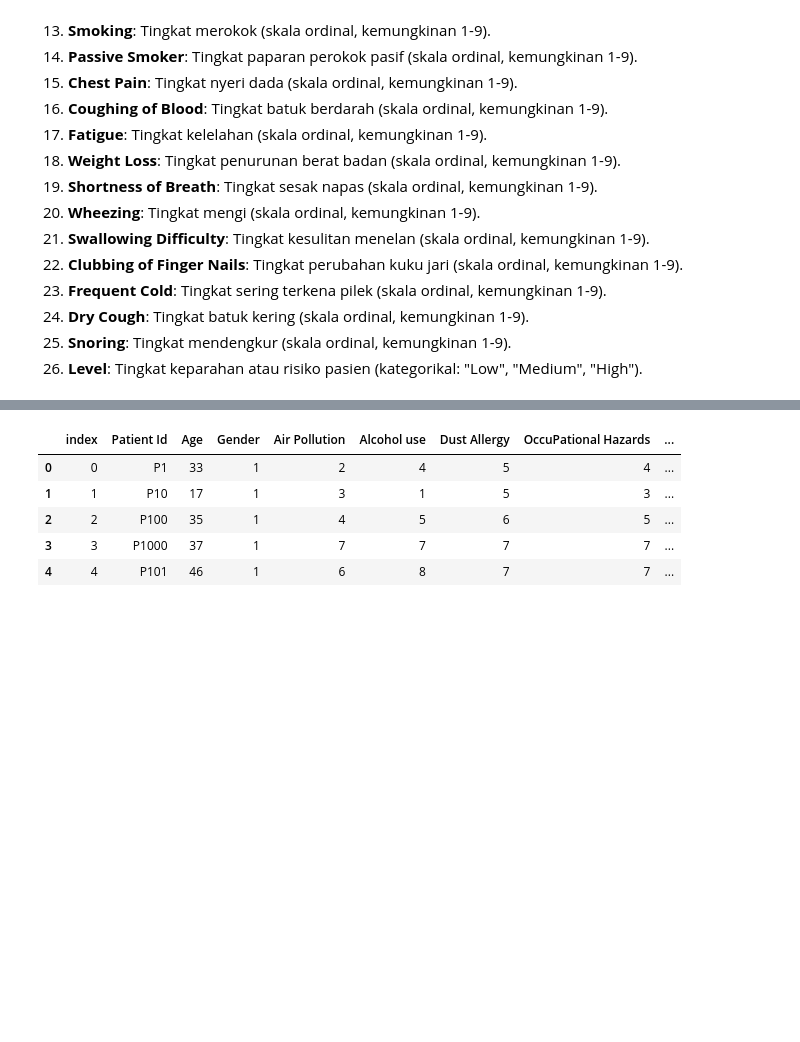
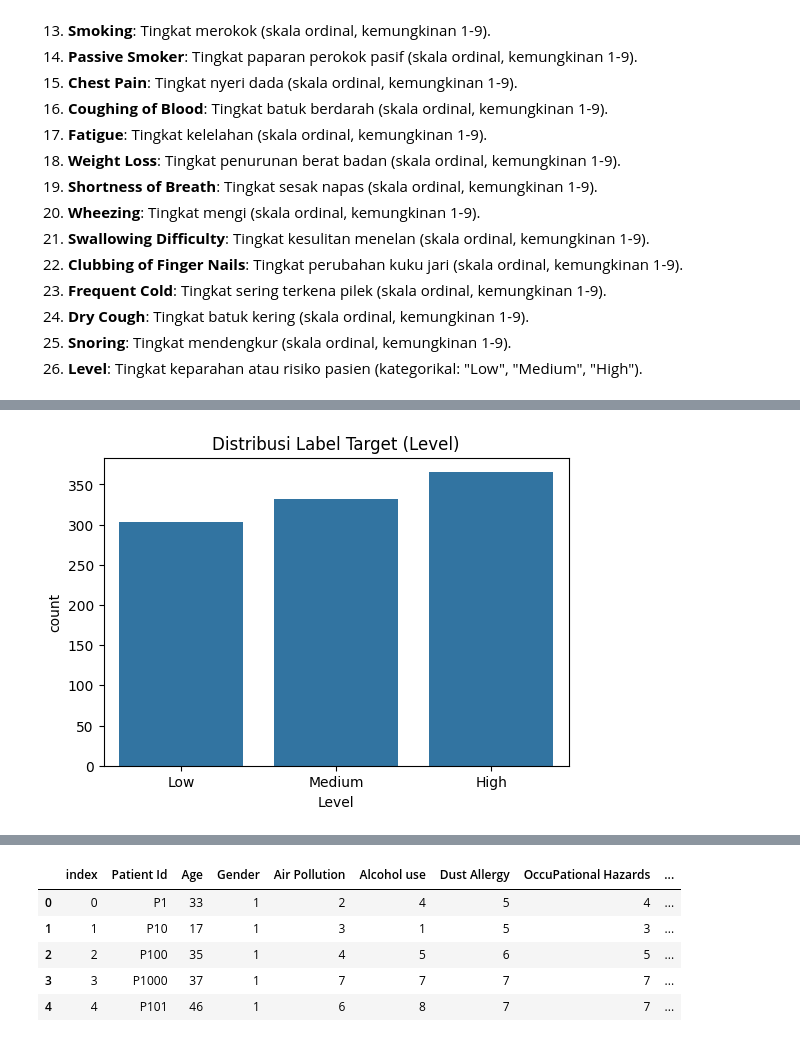
Before and after one commit to Ysfii-Dev/Sistem-Prediksi-Resiko-Kanker-ParuParu, a Jupyter notebook: predict_model_ann.ipynb, the cells around one changed output, grey strips where cells are left out. Saved outputs shown, nothing was run; the diff lists cells and outputs as text; code cells hidden in the pictures; blank space fills up the shorter version.

```diff
--- a/predict_model_ann.ipynb
+++ b/predict_model_ann.ipynb
@@ -65,0 +152,8 @@ Dataset ini memiliki 26 kolom dengan informasi sebagai berikut:
+# %%
+# Visualisasi Fitur Target (Distribusi Kelas)
+plt.figure(figsize=(6, 4))
+sns.countplot(data=df, x='Level')
+plt.title("Distribusi Label Target (Level)")
+plt.show()
+# %% [output]
+[figure, added]
```
Also changed, not shown: parts of 23 cells of this notebook.
